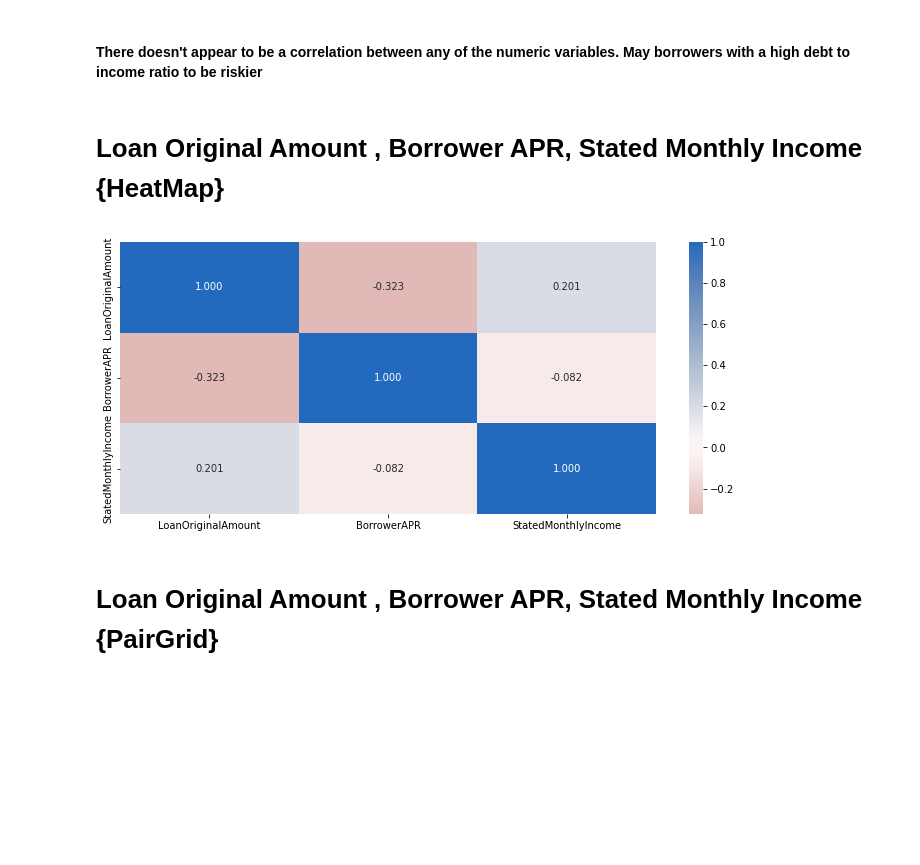
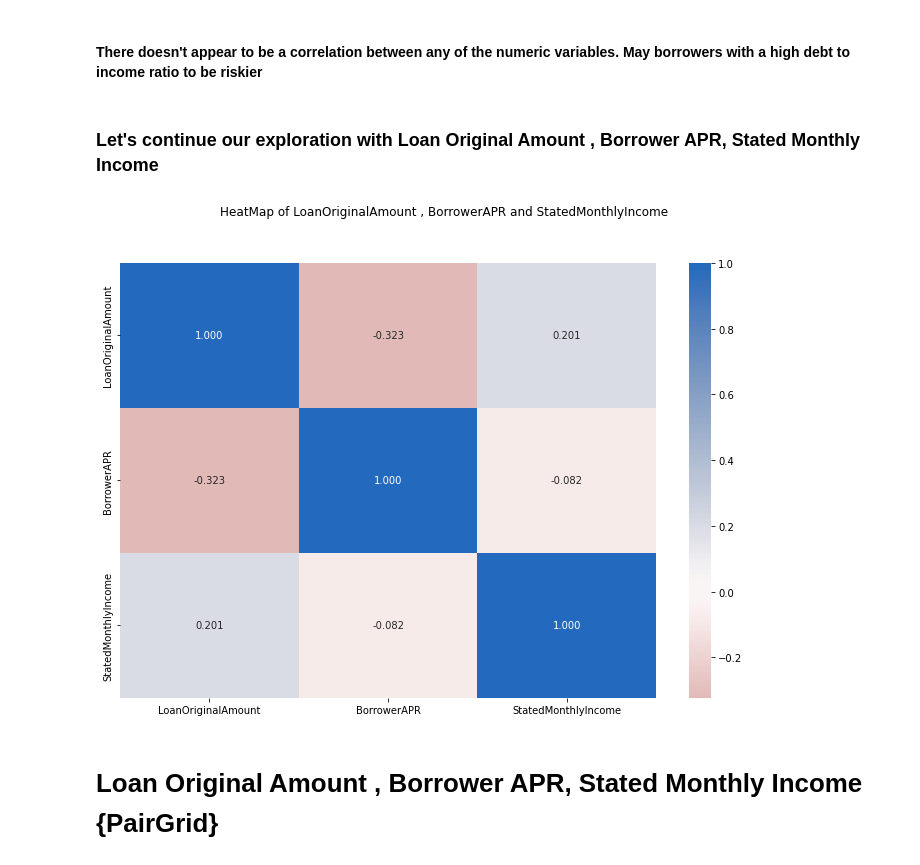
Before and after one commit to Mohamed-Salem-Ali/Data-Visualization-Prosper-Loan, a Jupyter notebook: SlideShow.ipynb, the cells around one changed output. Drawn from its saved outputs; the diff is of its cells as text; code cells hidden in the pictures; blank space fills up the shorter version.

```diff
--- a/SlideShow.ipynb
+++ b/SlideShow.ipynb
@@ -462,0 +466,5 @@ plt.title('Distribution of Borrower Debt to Income Ratio');
+# %%
+def HeatMap(VariablesList , figSize , figTitle):
+    plt.figure(figsize = figSize)
+    plt.suptitle(figTitle)
+    sb.heatmap(df[VariablesList].corr(), annot = True, fmt = '.3f',cmap = 'vlag_r', center = 0);
@@ -493,13 +526,11 @@ g.fig.subplots_adjust(top = .95);
 # %% [markdown]
 #### There doesn't appear to be a correlation between any of the numeric variables. May borrowers with a high debt to income ratio to be riskier
 # %% [markdown]
-# Loan Original Amount , Borrower APR, Stated Monthly Income {HeatMap}
+### Let's continue our exploration with  Loan Original Amount , Borrower APR, Stated Monthly Income
 # %%
-# correlation plot
-plt.figure(figsize = [12, 5])
-sb.heatmap(df[numeric_variables_1].corr(), annot = True, fmt = '.3f',cmap = 'vlag_r', center = 0);
+HeatMap(numeric_variables_1 , [12, 8] , "HeatMap of LoanOriginalAmount , BorrowerAPR and StatedMonthlyIncome")
 # %% [output]
-[figure, old version]
+[figure, new version]
 # %% [markdown]
 # Loan Original Amount , Borrower APR, Stated Monthly Income {PairGrid}
 # %%
```
Also changed, not shown: parts of 22 cells of this notebook.
